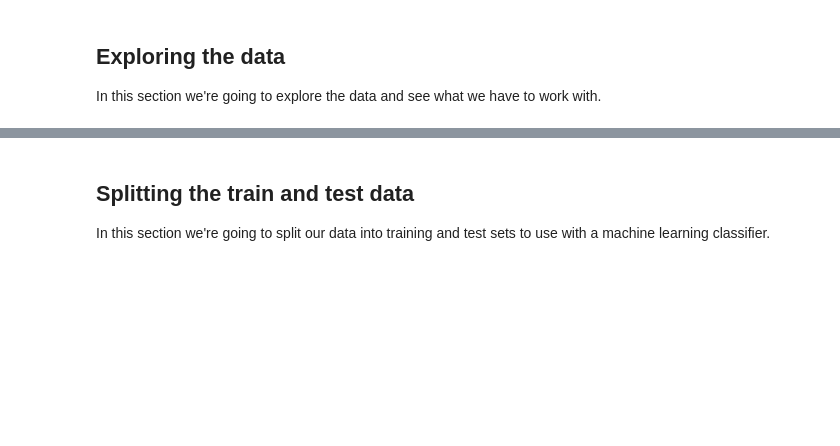
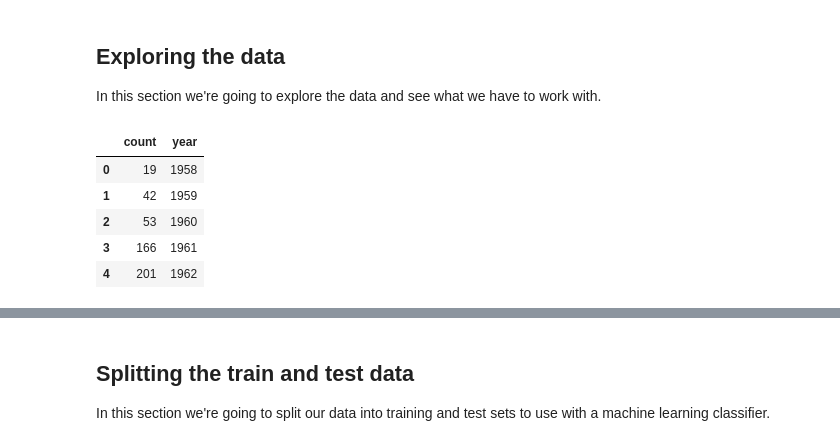
Before and after one commit to mneedham/link-prediction, a Jupyter notebook: LinkPrediction.ipynb, the cells around one changed output, grey strips where cells are left out. Cells and saved outputs as stored; diff of their text form; code cells hidden in the pictures; blank space fills up the shorter version.

```diff
--- a/LinkPrediction.ipynb
+++ b/LinkPrediction.ipynb
@@ -42,3 +24,21 @@ with driver.session() as session:
 ## Exploring the data
 
 In this section we're going to explore the data and see what we have to work with.
+# %%
+query = """
+MATCH (article:Article)
+RETURN article.year AS year, count(*) AS count
+ORDER BY year
+"""
+
+with driver.session() as session:
+    result = session.run(query)
+    by_year = pd.DataFrame([dict(record) for record in result])
+by_year.head()
+# %% [output]
+|  | count | year |
+| 0 | 19 | 1958 |
+| 1 | 42 | 1959 |
+| 2 | 53 | 1960 |
+| 3 | 166 | 1961 |
+| 4 | 201 | 1962 |
```
Also changed, not shown: parts of 24 cells of this notebook.
